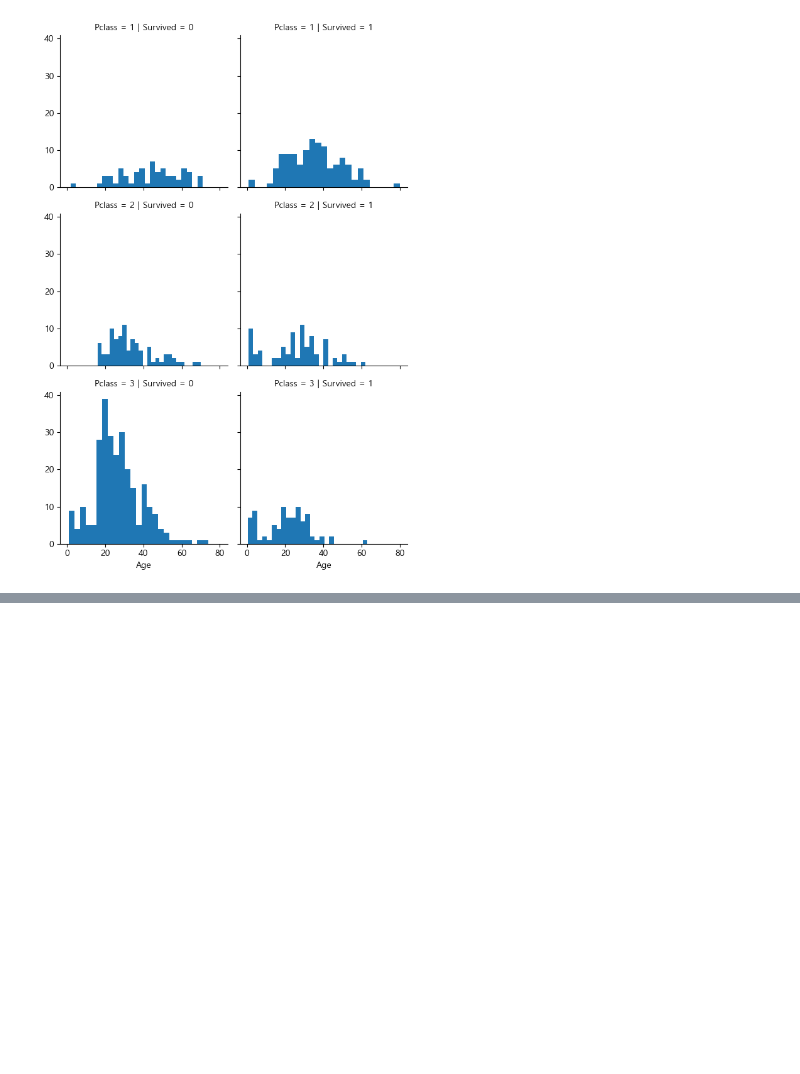
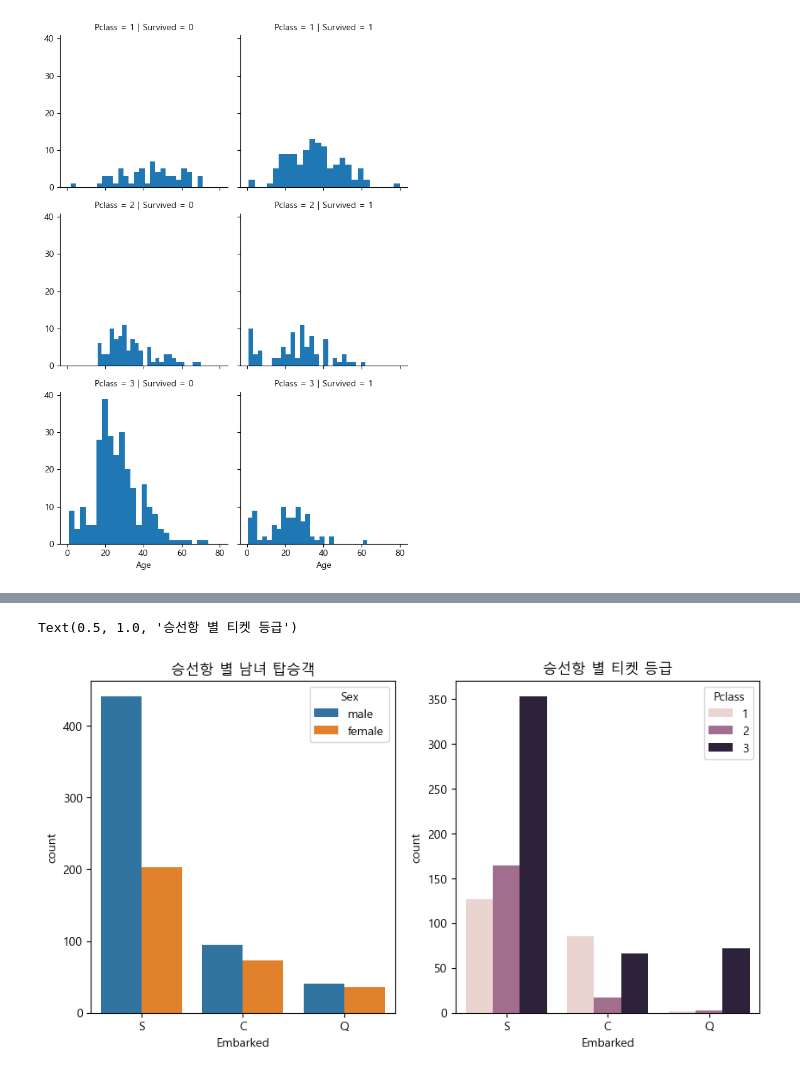
Before and after one commit to jungbin927/Titanic_project, a Jupyter notebook: Titanic_project_2020100381_JB.ipynb, the cells around one changed output, grey strips where cells are left out. Saved outputs shown, nothing was run; the diff lists cells and outputs as text; code cells hidden in the pictures; blank space fills up the shorter version.

```diff
--- a/Titanic_project_2020100381_JB.ipynb
+++ b/Titanic_project_2020100381_JB.ipynb
@@ -371,0 +423,10 @@ plt.show()
+# %%
+f,ax=plt.subplots(1,2,figsize=(10,5))
+sns.countplot(data=df,x='Embarked',hue='Sex',ax=ax[0])
+ax[0].set_title('승선항 별 남녀 탑승객')
+
+sns.countplot(data=df,x='Embarked',hue='Pclass',ax=ax[1])
+ax[1].set_title('승선항 별 티켓 등급')
+# %% [output]
+Text(0.5, 1.0, '승선항 별 티켓 등급')
+[figure, added]
```
Also changed, not shown: parts of 41 cells of this notebook, 1 other file.
